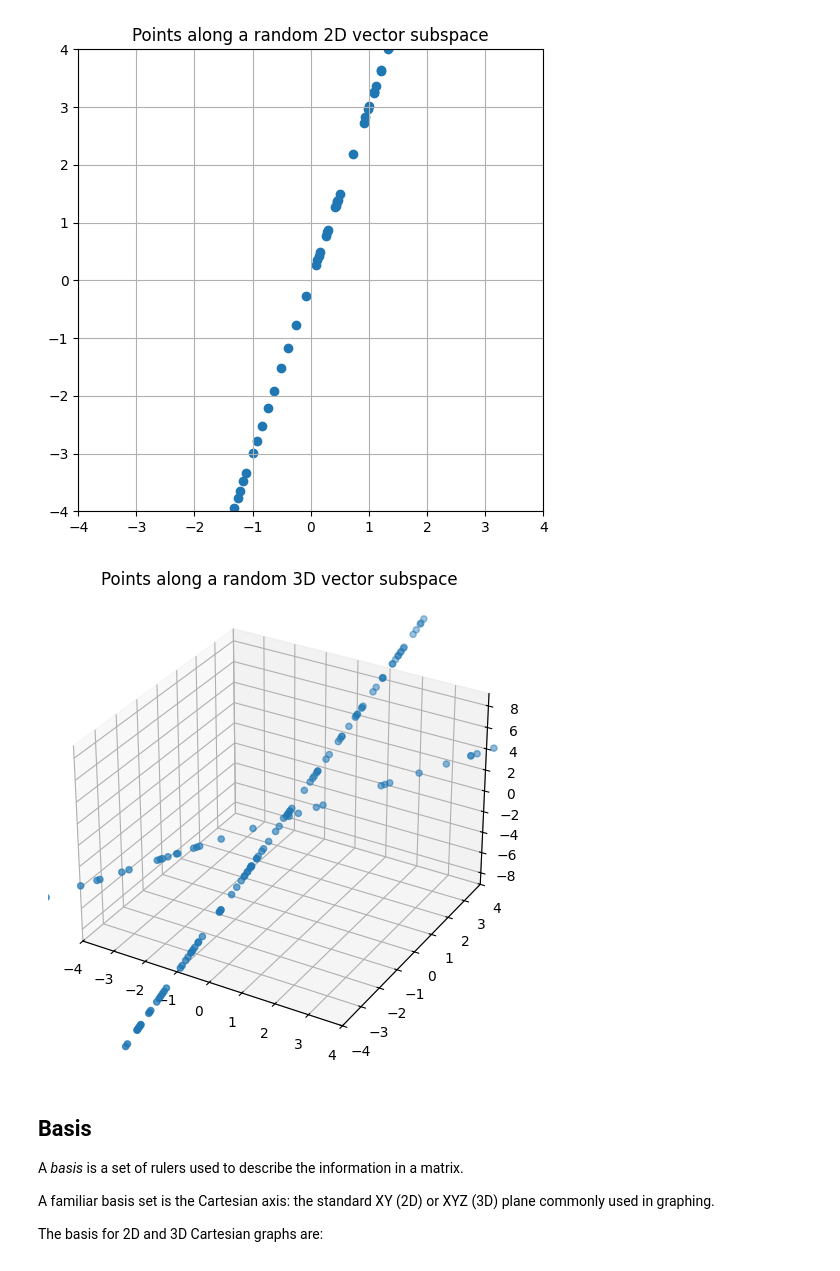
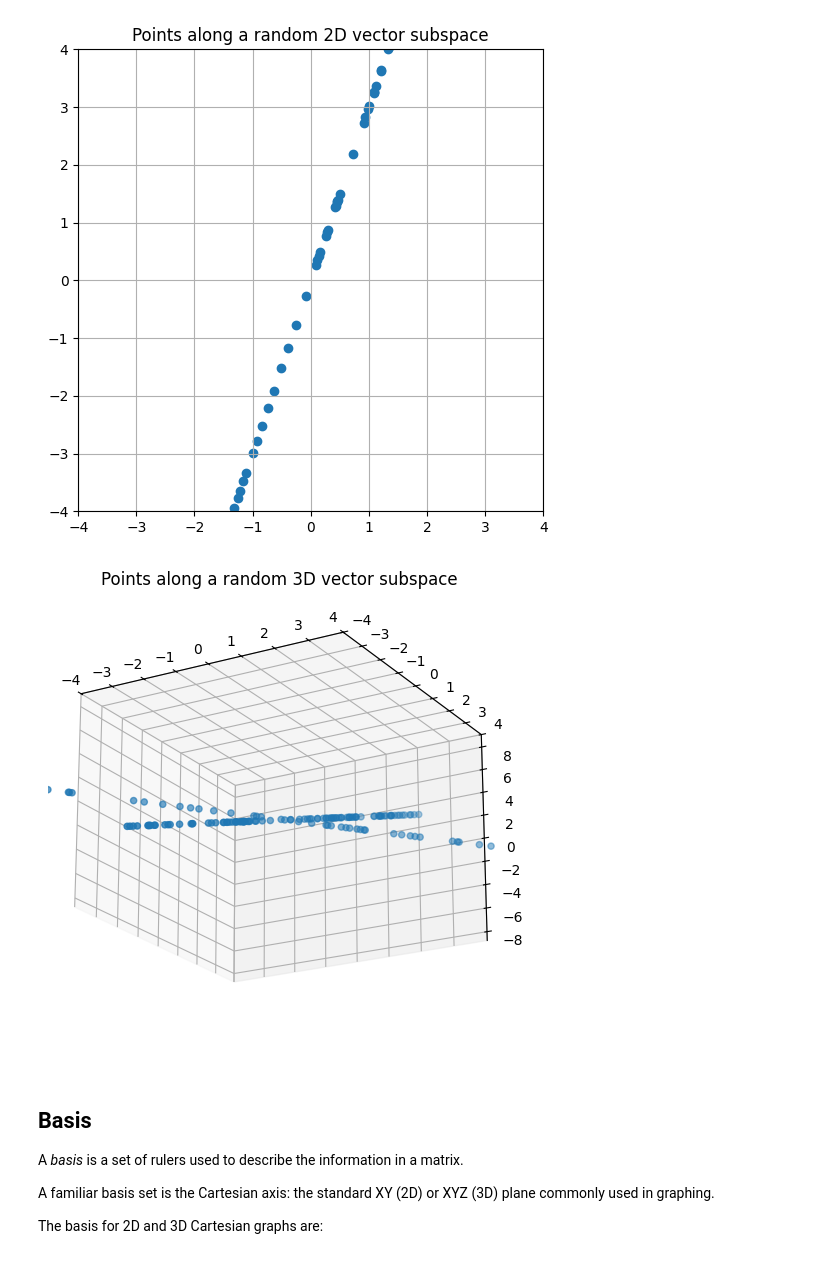
Before and after one commit to solarecho3/vectors, a Jupyter notebook: vectors.ipynb, the cells around one changed output. Cells and saved outputs as stored; diff of their text form; code cells hidden in the pictures.

```diff
--- a/vectors.ipynb
+++ b/vectors.ipynb
@@ -698,35 +700,35 @@ plt.grid()
 # TODO: graph the plane
 vector_set_v1 = np.array([3,5,1])
 vector_set_v2 = np.array([0,2,2])
 
 random_scalars_1 = np.random.uniform(-4,4,100)
 random_scalars_2 = np.random.uniform(-4,4,100)
 
 plt.close()
 
 p1x, p1y, p1z = [],[],[]
 for scalar in random_scalars_1:
     p1x.append(scalar*vector_set_v1[0])
     p1y.append(scalar*vector_set_v1[1])
     p1z.append(scalar*vector_set_v1[2])
 
 p2x, p2y, p2z = [],[],[]
 for scalar in random_scalars_2:
     p1x.append(scalar*vector_set_v2[0])
     p1y.append(scalar*vector_set_v2[1])
     p1z.append(scalar*vector_set_v2[2])
 
 ax = plt.figure(figsize=(6, 6)).add_subplot(projection='3d')
 
 ax.scatter(p1x, p1y, p1z)
 ax.scatter(p2x, p2y, p2z)
 plt.title('Points along a random 3D vector subspace')
 plt.xlim(-4,4)
 plt.ylim(-4,4)
-# ax.view_init(-20)
+ax.view_init(-20)
 plt.grid()
 # %% [output]
-[figure, old version]
+[figure, new version]
 # %% [markdown]
 ## Basis
 
```
Also changed, not shown: parts of 14 cells of this notebook.
